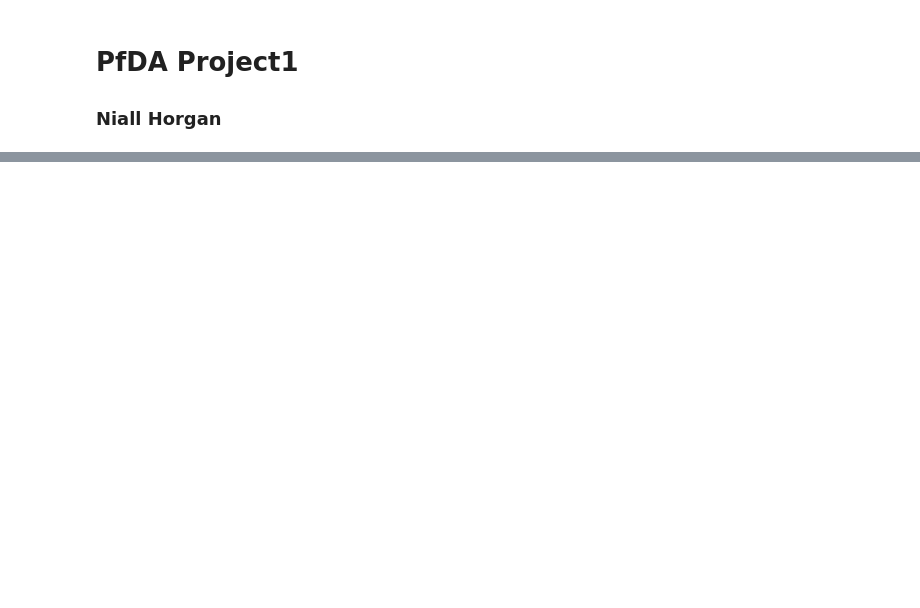
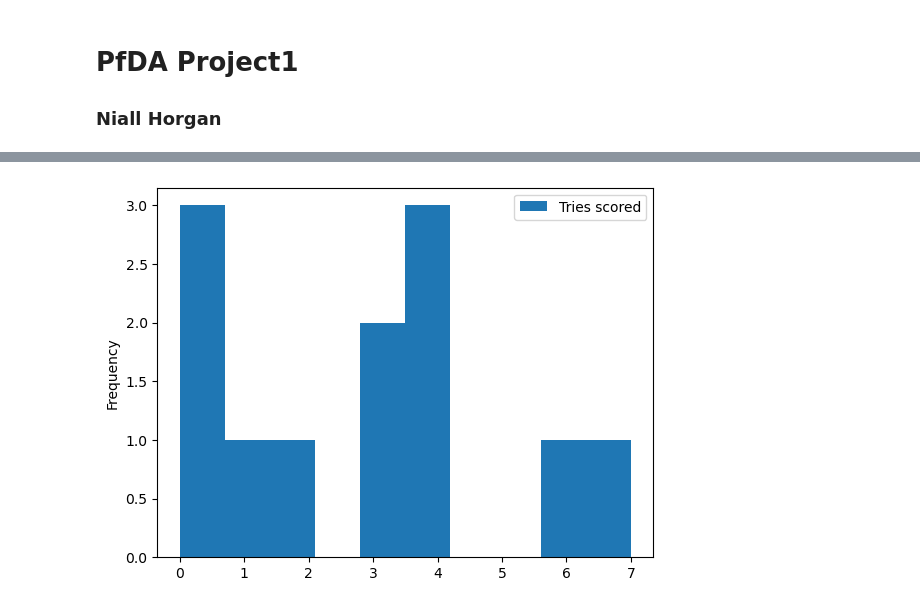
Before and after one commit to horgano/PfDA-Project-1, a Jupyter notebook: PfDA Project1.ipynb, the cells around one changed output, grey strips where cells are left out. Saved outputs shown, nothing was run; the diff lists cells and outputs as text; code cells hidden in the pictures; blank space fills up the shorter version.

```diff
--- a/PfDA Project1.ipynb
+++ b/PfDA Project1.ipynb
@@ -41,0 +95,4 @@ print (tackles_made)
+# %%
+rugby_data[rugby_data['Position'] == 'Centre']
+centre = rugby_data[rugby_data['Position'] == 'Centre']
+print (Centre)
@@ -41,0 +113,5 @@ print (tackles_made)
+# %%
+centre.plot(kind = 'hist', x = "Team", y = "Tries scored")
+plt.show()
+# %% [output]
+[figure, added]
```
Also changed, not shown: parts of 20 cells of this notebook.
